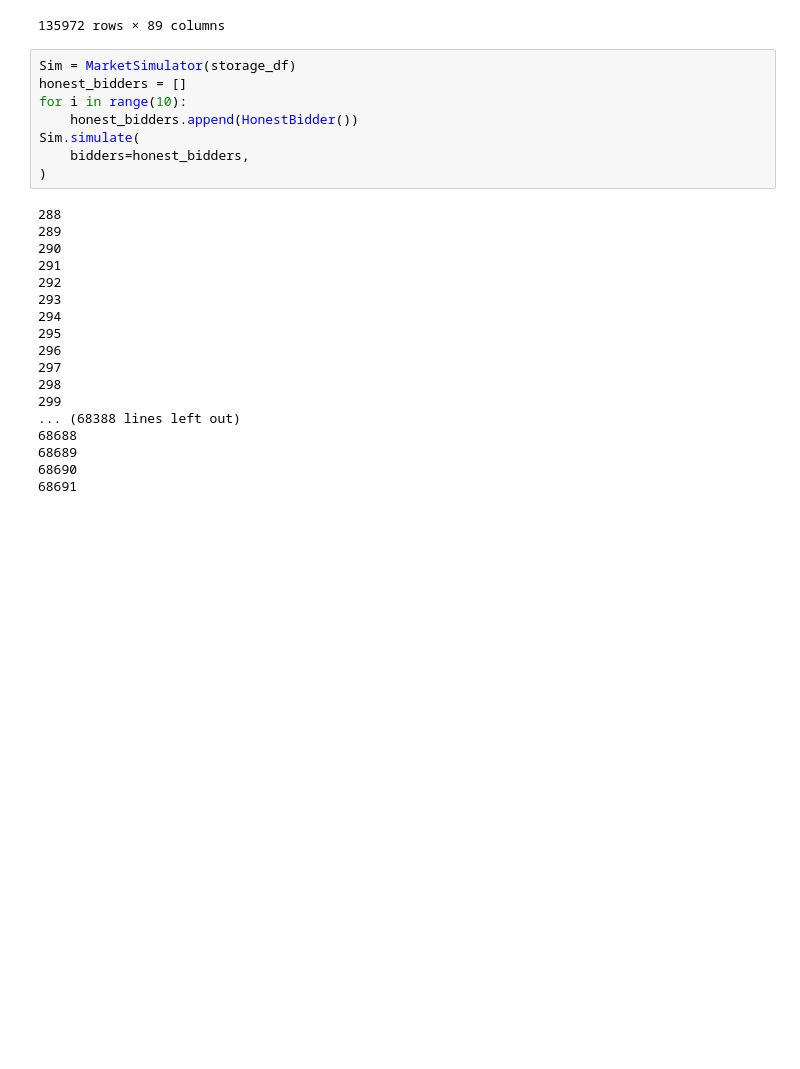
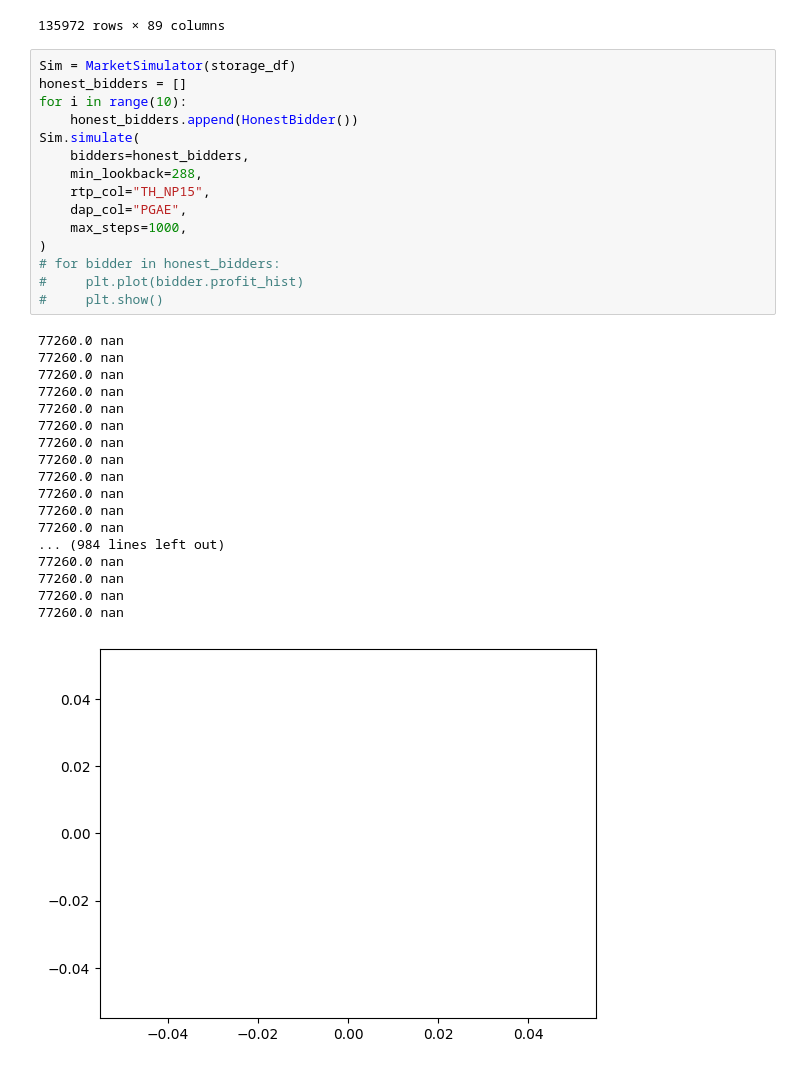
Before and after one commit to nmadev/EnergyStorageRLBidder, a Jupyter notebook: MarketSimulation.ipynb, the cells around one changed output. Drawn from its saved outputs; the diff is of its cells as text; blank space fills up the shorter version.

```diff
--- a/MarketSimulation.ipynb
+++ b/MarketSimulation.ipynb
@@ -78,26 +75,34 @@ storage_df
 # %%
 Sim = MarketSimulator(storage_df)
 honest_bidders = []
 for i in range(10):
     honest_bidders.append(HonestBidder())
 Sim.simulate(
     bidders=honest_bidders,
+    min_lookback=288,
+    rtp_col="TH_NP15",
+    dap_col="PGAE",
+    max_steps=1000,
 )
+# for bidder in honest_bidders:
+#     plt.plot(bidder.profit_hist)
+#     plt.show()
 # %% [output]
-288
-289
-290
-291
-292
-293
-294
-295
-296
-297
-298
-299
-... (68388 lines left out)
-68688
-68689
-68690
-68691
+77260.0 nan
+77260.0 nan
+77260.0 nan
+77260.0 nan
+77260.0 nan
+77260.0 nan
+77260.0 nan
+77260.0 nan
+77260.0 nan
+77260.0 nan
+77260.0 nan
+77260.0 nan
+... (984 lines left out)
+77260.0 nan
+77260.0 nan
+77260.0 nan
+77260.0 nan
+[figure, added]
```
Also changed, not shown: parts of 2 cells of this notebook, 2 other files.
